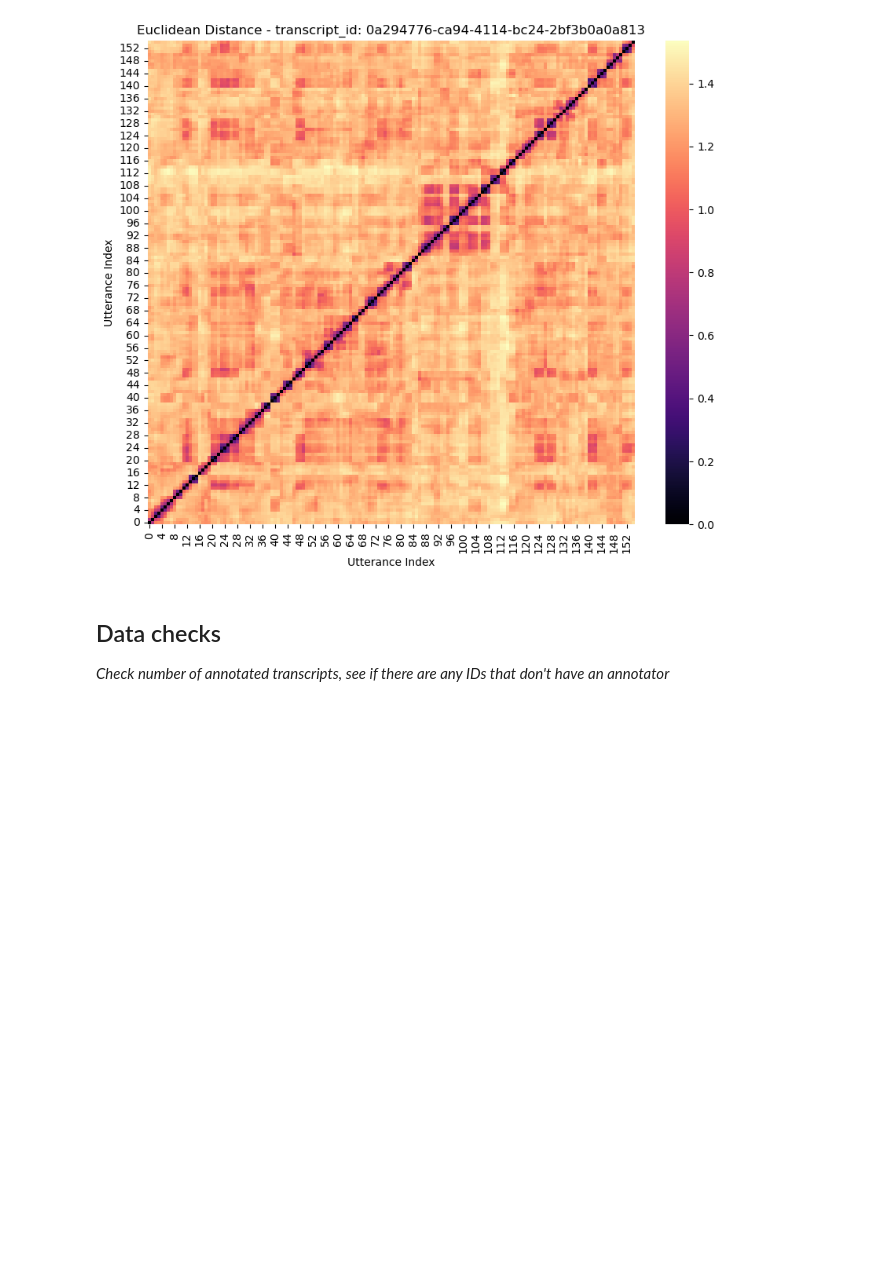
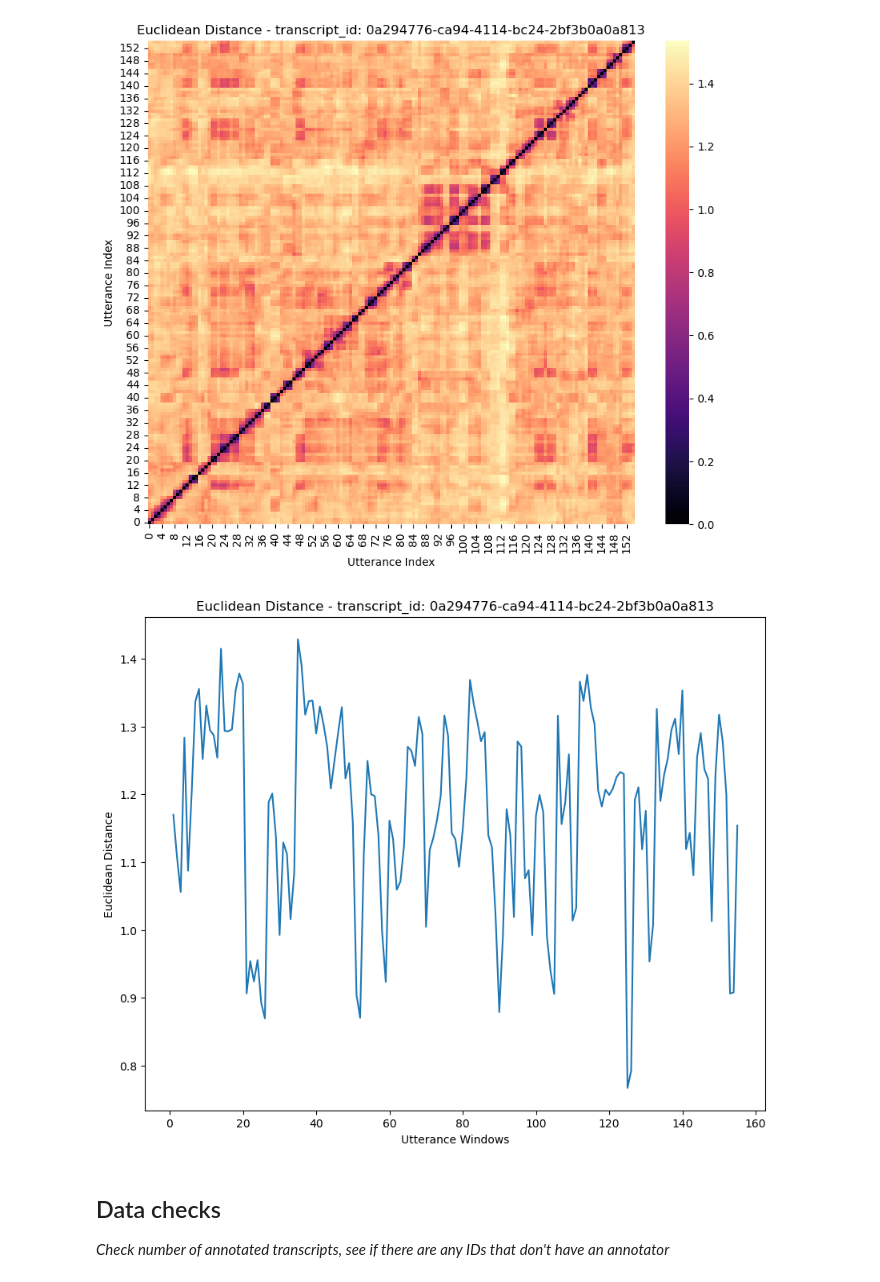
Before and after one commit to SocialInteractionLab/Candor, a Jupyter notebook: analysis-full/scripts/2-foraging-analyses.ipynb, the cells around one changed output. Drawn from its saved outputs; the diff is of its cells as text; code cells hidden in the pictures; blank space fills up the shorter version.

Commit message:
data checks

```diff
--- a/analysis-full/scripts/2-foraging-analyses.ipynb
+++ b/analysis-full/scripts/2-foraging-analyses.ipynb
@@ -137,6 +137,19 @@ for transcript_id in df['transcript_id'].unique():
 
     except Exception as e:
         print(f"Error creating heatmap for {transcript_id}: {e}")
+# %%
+# plot a conversation's peaks of euclidean distances and cosine similarities
+transcript_id = '0a294776-ca94-4114-bc24-2bf3b0a0a813'
+subset = df[df['transcript_id'] == transcript_id].reset_index(drop=True)
+
+plt.figure(figsize=(10, 8))
+sns.lineplot(data=subset, x='A_start_turn', y='euclidean_distance')
+plt.title(f'Euclidean Distance - transcript_id: {transcript_id}')
+plt.xlabel('Utterance Windows')
+plt.ylabel('Euclidean Distance')
+plt.show()
+# %% [output]
+[figure, added]
 # %% [markdown]
 ## Data checks
 
```
Also changed, not shown: parts of 1 cell of this notebook, 2 other files.
